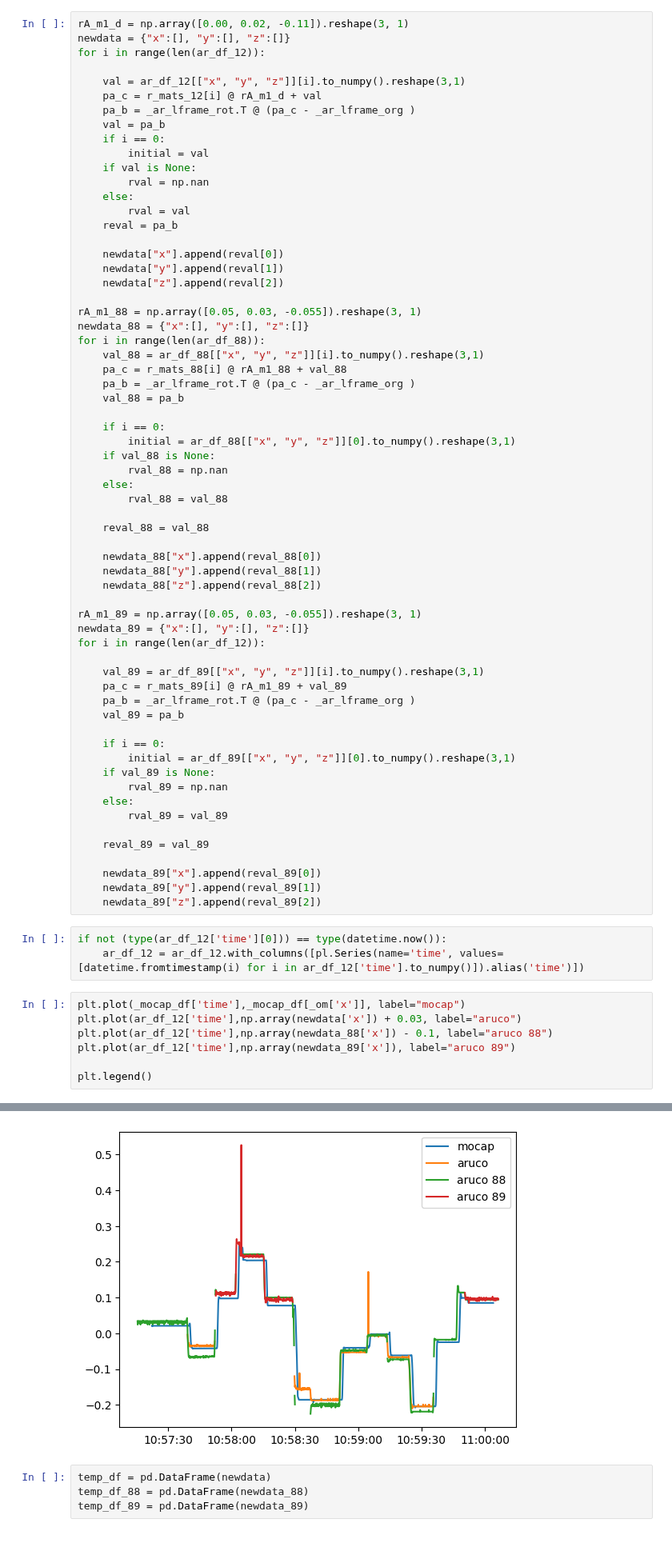
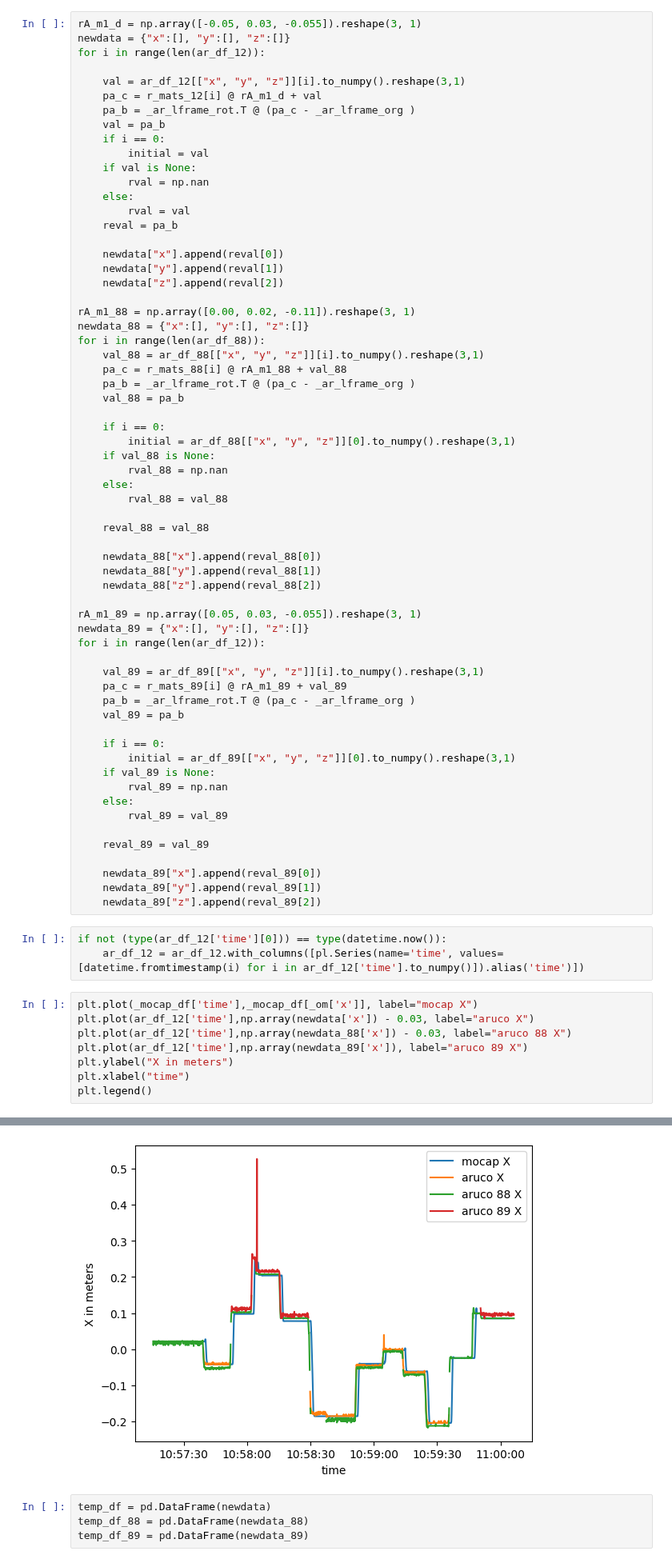
Before and after one commit to SujithChristopher/armbo, a Jupyter notebook: speed_bins/orientation_skateboard.ipynb, the cells around one changed output, grey strips where cells are left out. Shown at 80% size. Cells and saved outputs as stored; diff of their text form; blank space fills up the shorter version.

```diff
--- a/speed_bins/orientation_skateboard.ipynb
+++ b/speed_bins/orientation_skateboard.ipynb
@@ -320,7 +320,7 @@ r_mats_12 = R.from_rotvec(ar_df_12[['rx', 'ry', 'rz']].to_numpy()).as_matrix()
 r_mats_88 = R.from_rotvec(ar_df_88[['rx', 'ry', 'rz']].to_numpy()).as_matrix()
 r_mats_89 = R.from_rotvec(ar_df_89[['rx', 'ry', 'rz']].to_numpy()).as_matrix()
 # %%
-rA_m1_d = np.array([0.00, 0.02, -0.11]).reshape(3, 1)
+rA_m1_d = np.array([-0.05, 0.03, -0.055]).reshape(3, 1)
 newdata = {"x":[], "y":[], "z":[]}
 for i in range(len(ar_df_12)):
 
@@ -340,7 +340,7 @@ for i in range(len(ar_df_12)):
     newdata["y"].append(reval[1])
     newdata["z"].append(reval[2])
 
-rA_m1_88 = np.array([0.05, 0.03, -0.055]).reshape(3, 1)
+rA_m1_88 = np.array([0.00, 0.02, -0.11]).reshape(3, 1)
 newdata_88 = {"x":[], "y":[], "z":[]}
 for i in range(len(ar_df_88)):
     val_88 = ar_df_88[["x", "y", "z"]][i].to_numpy().reshape(3,1)
@@ -386,15 +386,16 @@ for i in range(len(ar_df_12)):
 if not (type(ar_df_12['time'][0])) == type(datetime.now()):
     ar_df_12 = ar_df_12.with_columns([pl.Series(name='time', values=[datetime.fromtimestamp(i) for i in ar_df_12['time'].to_numpy()]).alias('time')])
 # %%
-plt.plot(_mocap_df['time'],_mocap_df[_om['x']], label="mocap")
-plt.plot(ar_df_12['time'],np.array(newdata['x']) + 0.03, label="aruco")
-plt.plot(ar_df_12['time'],np.array(newdata_88['x']) - 0.1, label="aruco 88")
-plt.plot(ar_df_12['time'],np.array(newdata_89['x']), label="aruco 89")
-
+plt.plot(_mocap_df['time'],_mocap_df[_om['x']], label="mocap X")
+plt.plot(ar_df_12['time'],np.array(newdata['x']) - 0.03, label="aruco X")
+plt.plot(ar_df_12['time'],np.array(newdata_88['x']) - 0.03, label="aruco 88 X")
+plt.plot(ar_df_12['time'],np.array(newdata_89['x']), label="aruco 89 X")
+plt.ylabel("X in meters")
+plt.xlabel("time")
 plt.legend()
 # %% [output]
 <matplotlib.legend.Legend at 0x...>
-[figure, old version]
+[figure, new version]
 # %%
 temp_df = pd.DataFrame(newdata)
 temp_df_88 = pd.DataFrame(newdata_88)
```
Also changed, not shown: parts of 2 cells of this notebook, 6 other files.
